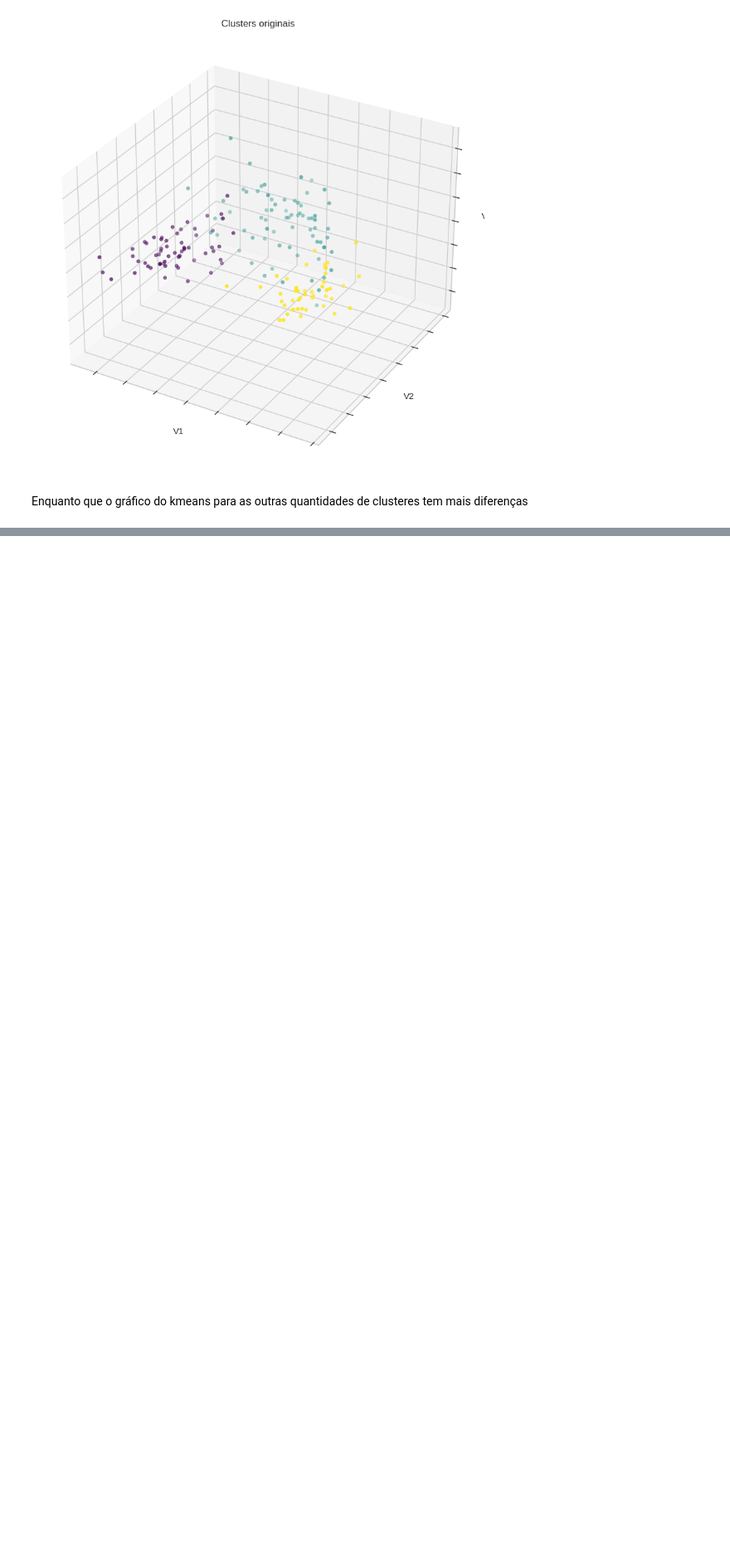
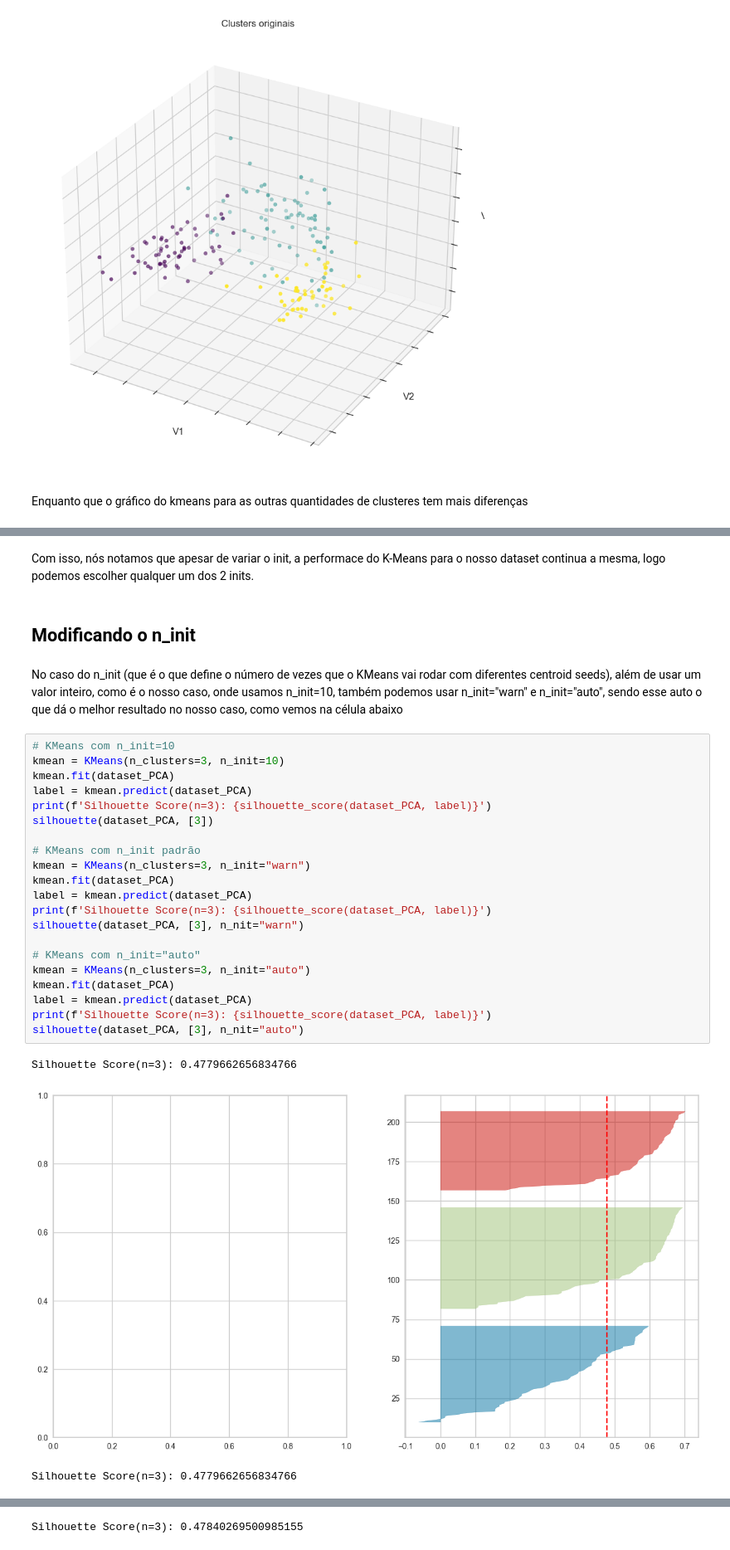
Before and after one commit to GuilhermeMaciel75/Projeto_Clustering, a Jupyter notebook: K_Means.ipynb, the cells around one changed output, grey strips where cells are left out. Shown at 83% size. Drawn from its saved outputs; the diff is of its cells as text; blank space fills up the shorter version.

```diff
--- a/K_Means.ipynb
+++ b/K_Means.ipynb
@@ -157,0 +186,31 @@ plt.show()
+# %% [markdown]
+Com isso, nós notamos que apesar de variar o init, a performace do K-Means para o nosso dataset continua a mesma, logo podemos escolher qualquer um dos 2 inits.
+# %% [markdown]
+## Modificando o n_init
+# %% [markdown]
+No caso do n_init (que é o que define o número de vezes que o KMeans vai rodar com diferentes centroid seeds), além de usar um valor inteiro, como é o nosso caso, onde usamos n_init=10, também podemos usar n_init="warn" e n_init="auto", sendo esse auto o que dá o melhor resultado no nosso caso, como vemos na célula abaixo
+# %%
+# KMeans com n_init=10
+kmean = KMeans(n_clusters=3, n_init=10)
+kmean.fit(dataset_PCA)
+label = kmean.predict(dataset_PCA)
+print(f'Silhouette Score(n=3): {silhouette_score(dataset_PCA, label)}')
+silhouette(dataset_PCA, [3])
+
+# KMeans com n_init padrão
+kmean = KMeans(n_clusters=3, n_init="warn")
+kmean.fit(dataset_PCA)
+label = kmean.predict(dataset_PCA)
+print(f'Silhouette Score(n=3): {silhouette_score(dataset_PCA, label)}')
+silhouette(dataset_PCA, [3], n_nit="warn")
+
+# KMeans com n_init="auto"
+kmean = KMeans(n_clusters=3, n_init="auto")
+kmean.fit(dataset_PCA)
+label = kmean.predict(dataset_PCA)
+print(f'Silhouette Score(n=3): {silhouette_score(dataset_PCA, label)}')
+silhouette(dataset_PCA, [3], n_nit="auto")
+# %% [output]
+Silhouette Score(n=3): 0.4779662656834766
+[figure, added]
+Silhouette Score(n=3): 0.4779662656834766
@@ -157,0 +218 @@ plt.show()
+Silhouette Score(n=3): 0.47840269500985155
```
Also changed, not shown: parts of 20 cells of this notebook.
